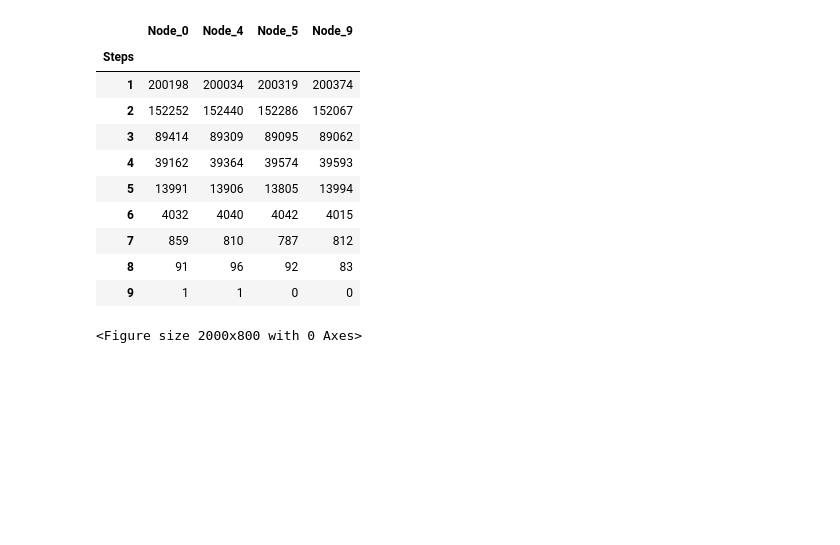
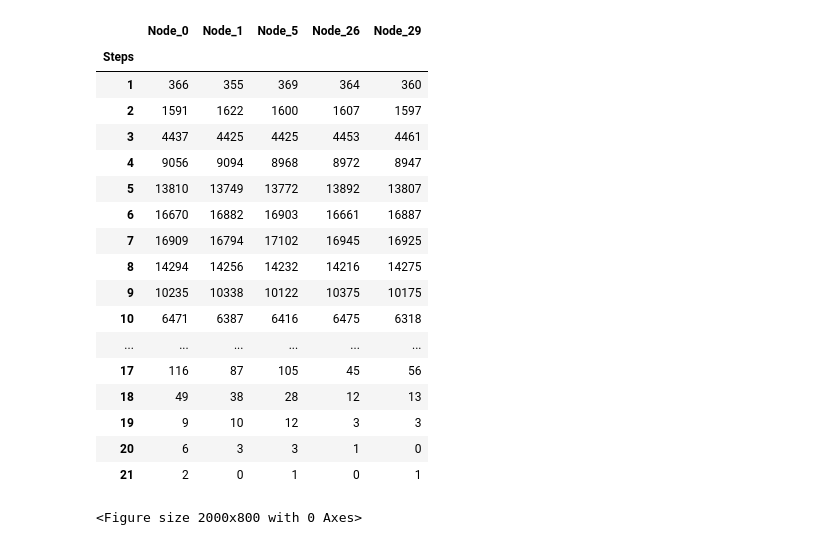
Before and after one commit to amitgaru2/cvf-python-gnn, a Jupyter notebook: simulations/cvf-analysis/analyzing raw data.ipynb, the cells around one changed output. Drawn from its saved outputs; the diff is of its cells as text; code cells hidden in the pictures; blank space fills up the shorter version.

```diff
--- a/simulations/cvf-analysis/analyzing raw data.ipynb
+++ b/simulations/cvf-analysis/analyzing raw data.ipynb
@@ -48,20 +57,28 @@ agg_df
 agg_df.to_csv(f"agg_{raw_result_filename}.csv")
 # %%
 # filter columns
-agg_df = agg_df[['Node_0', 'Node_4', 'Node_5', 'Node_9']]
+# agg_df = agg_df[['Node_0', 'Node_4', 'Node_5', 'Node_9']]
+agg_df = agg_df[['Node_0', 'Node_1', 'Node_5', 'Node_26', 'Node_29']]
 agg_df
 # %% [output]
-|  | Node_0 | Node_4 | Node_5 | Node_9 |
-| Steps |  |  |  |  |
-| 1 | 200198 | 200034 | 200319 | 200374 |
-| 2 | 152252 | 152440 | 152286 | 152067 |
-| 3 | 89414 | 89309 | 89095 | 89062 |
-| 4 | 39162 | 39364 | 39574 | 39593 |
-| 5 | 13991 | 13906 | 13805 | 13994 |
-| 6 | 4032 | 4040 | 4042 | 4015 |
-| 7 | 859 | 810 | 787 | 812 |
-| 8 | 91 | 96 | 92 | 83 |
-| 9 | 1 | 1 | 0 | 0 |
+|  | Node_0 | Node_1 | Node_5 | Node_26 | Node_29 |
+| Steps |  |  |  |  |  |
+| 1 | 366 | 355 | 369 | 364 | 360 |
+| 2 | 1591 | 1622 | 1600 | 1607 | 1597 |
+| 3 | 4437 | 4425 | 4425 | 4453 | 4461 |
+| 4 | 9056 | 9094 | 8968 | 8972 | 8947 |
+| 5 | 13810 | 13749 | 13772 | 13892 | 13807 |
+| 6 | 16670 | 16882 | 16903 | 16661 | 16887 |
+| 7 | 16909 | 16794 | 17102 | 16945 | 16925 |
+| 8 | 14294 | 14256 | 14232 | 14216 | 14275 |
+| 9 | 10235 | 10338 | 10122 | 10375 | 10175 |
+| 10 | 6471 | 6387 | 6416 | 6475 | 6318 |
+| ... | ... | ... | ... | ... | ... |
+| 17 | 116 | 87 | 105 | 45 | 56 |
+| 18 | 49 | 38 | 28 | 12 | 13 |
+| 19 | 9 | 10 | 12 | 3 | 3 |
+| 20 | 6 | 3 | 3 | 1 | 0 |
+| 21 | 2 | 0 | 1 | 0 | 1 |
 # %%
 plt.ioff()
 plt.figure(figsize=(20, 8))
```
Also changed, not shown: parts of 3 cells of this notebook, 4 other files.
